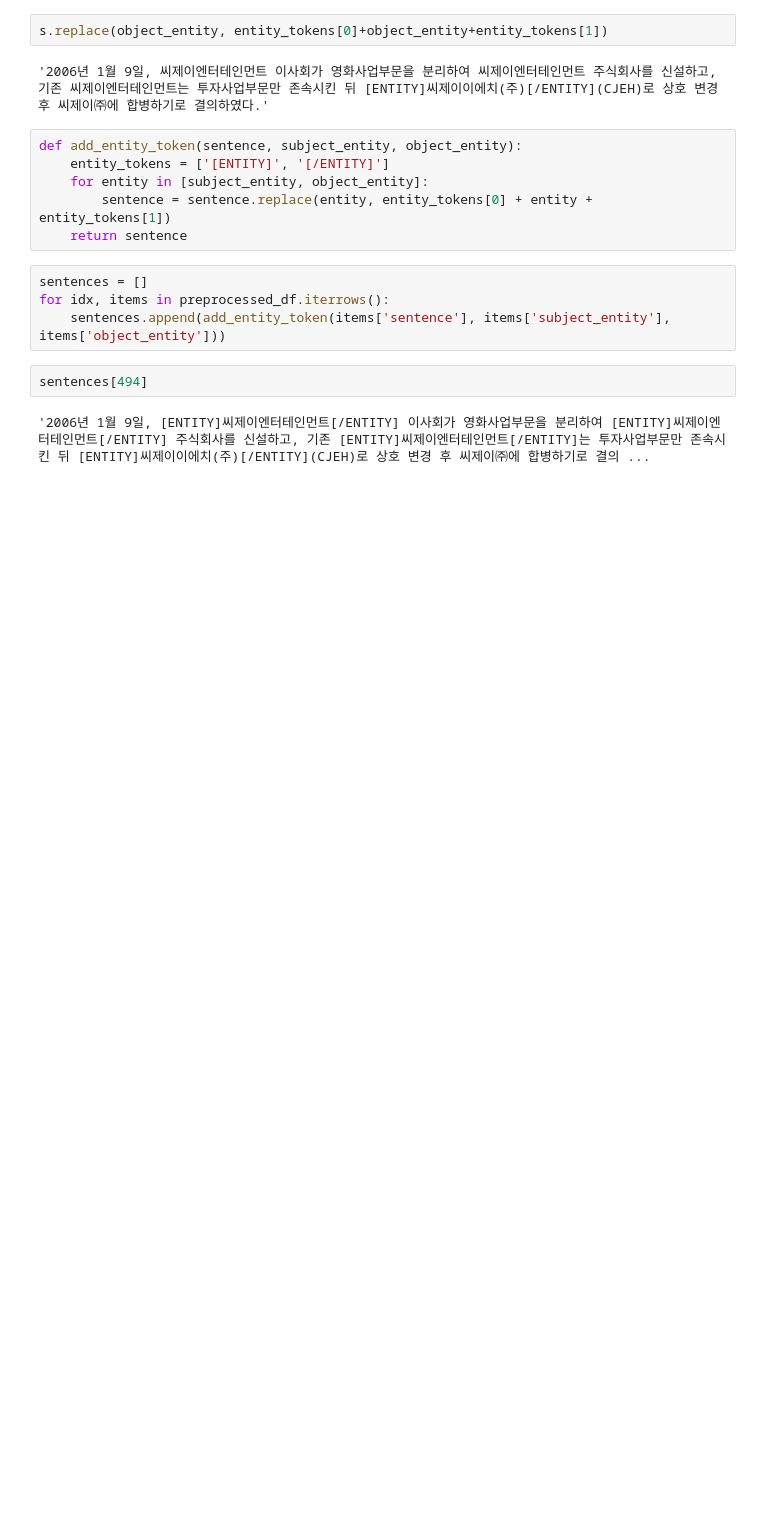
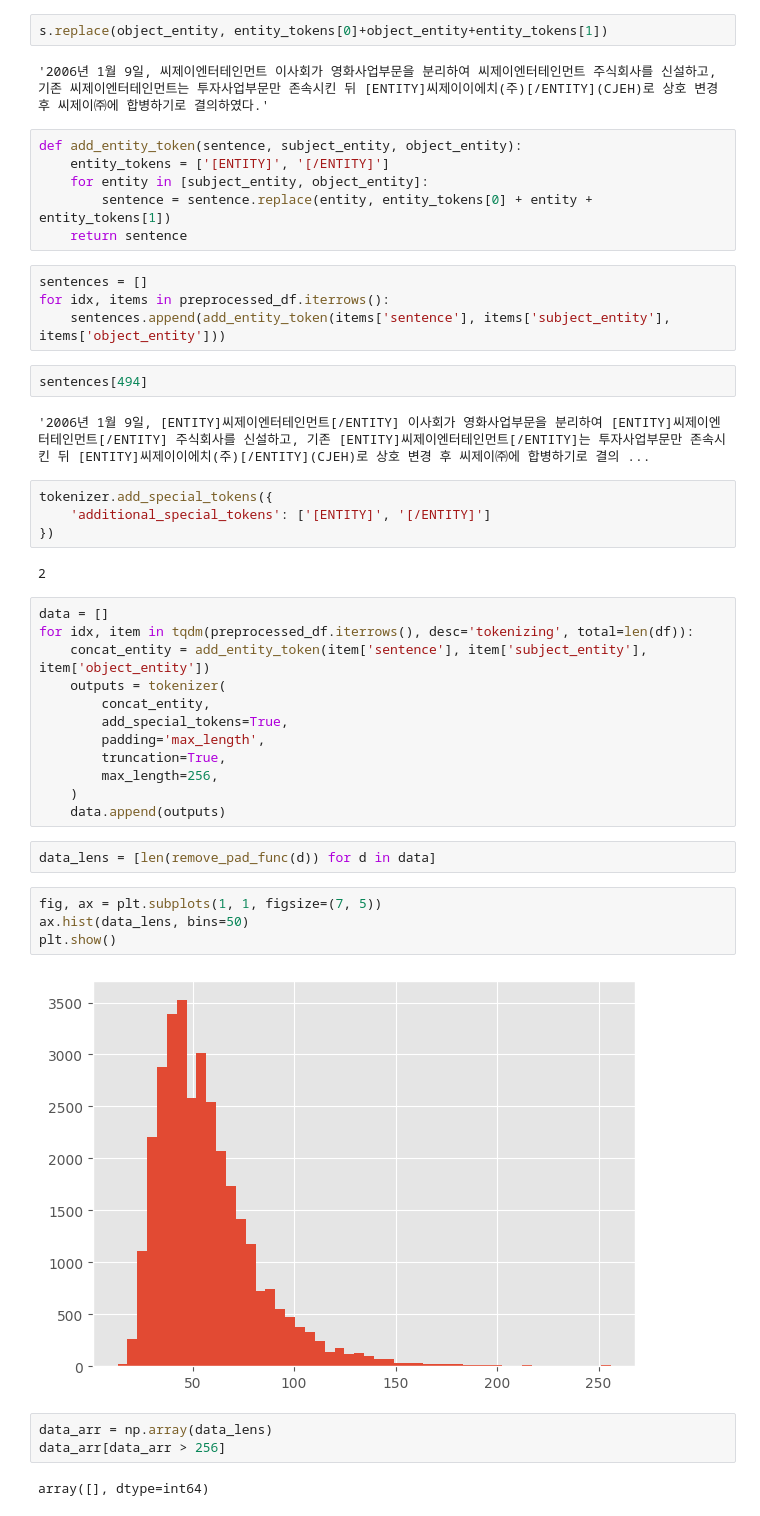
Before and after one commit to boostcampaitech4lv23nlp1/level2_klue_nlp-level2-nlp-01, a Jupyter notebook: dataset/wooy0ng-EDA.ipynb, the cells around one changed output. Cells and saved outputs as stored; diff of their text form; blank space fills up the shorter version.

Commit message:
feat: visualize token length

```diff
--- a/dataset/wooy0ng-EDA.ipynb
+++ b/dataset/wooy0ng-EDA.ipynb
@@ -830,3 +830,34 @@ for idx, items in preprocessed_df.iterrows():
 sentences[494]
 # %% [output]
 '2006년 1월 9일, [ENTITY]씨제이엔터테인먼트[/ENTITY] 이사회가 영화사업부문을 분리하여 [ENTITY]씨제이엔터테인먼트[/ENTITY] 주식회사를 신설하고, 기존 [ENTITY]씨제이엔터테인먼트[/ENTITY]는 투자사업부문만 존속시킨 뒤 [ENTITY]씨제이이에치(주)[/ENTITY](CJEH)로 상호 변경 후 씨제이㈜에 합병하기로 결의 ...
+# %%
+tokenizer.add_special_tokens({
+    'additional_special_tokens': ['[ENTITY]', '[/ENTITY]']
+})
+# %% [output]
+2
+# %%
+data = []
+for idx, item in tqdm(preprocessed_df.iterrows(), desc='tokenizing', total=len(df)):
+    concat_entity = add_entity_token(item['sentence'], item['subject_entity'], item['object_entity'])
+    outputs = tokenizer(
+        concat_entity,
+        add_special_tokens=True,
+        padding='max_length',
+        truncation=True,
+        max_length=256,
+    )
+    data.append(outputs)
+# %%
+data_lens = [len(remove_pad_func(d)) for d in data]
+# %%
+fig, ax = plt.subplots(1, 1, figsize=(7, 5))
+ax.hist(data_lens, bins=50)
+plt.show()
+# %% [output]
+[figure, added]
+# %%
+data_arr = np.array(data_lens)
+data_arr[data_arr > 256]
+# %% [output]
+array([], dtype=int64)
```
